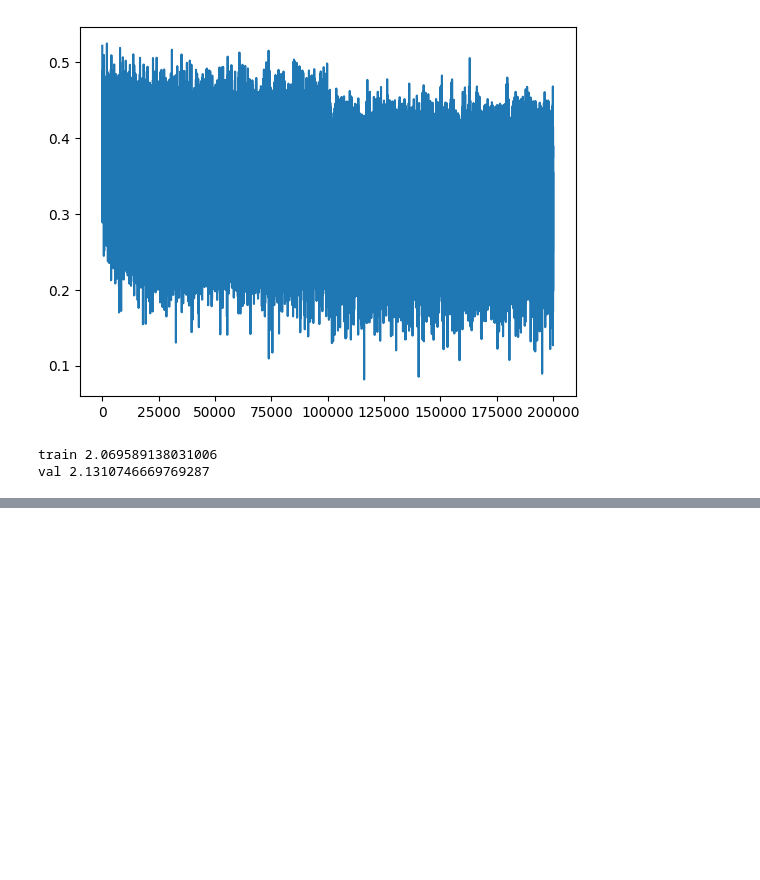
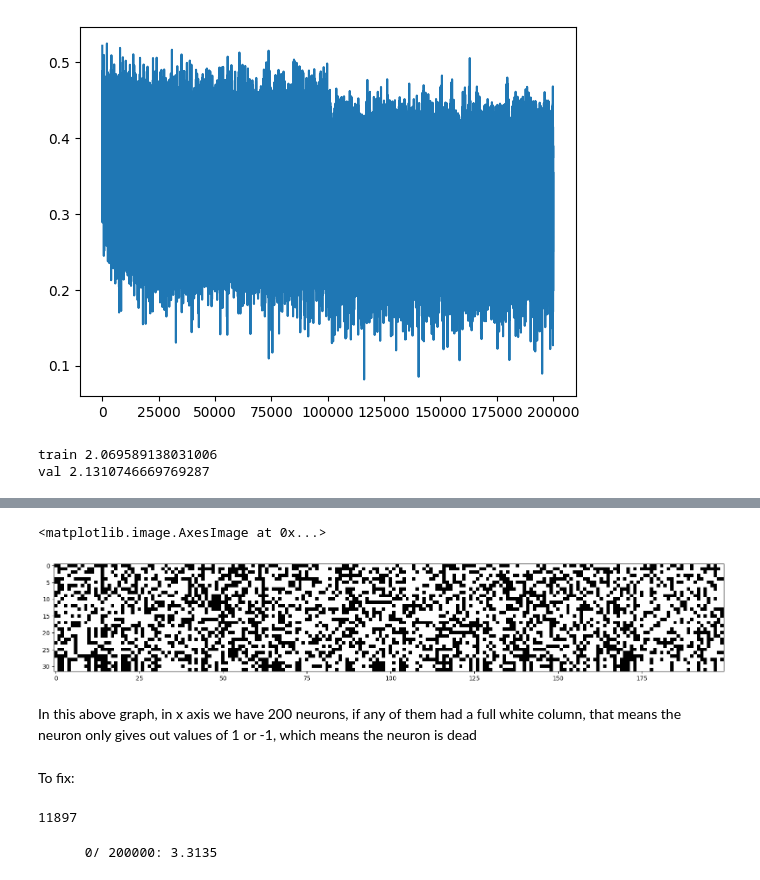
Before and after one commit to saketrama-v/MakeMore_III, a Jupyter notebook: MakeMore_III.ipynb, the cells around one changed output, grey strips where cells are left out. Drawn from its saved outputs; the diff is of its cells as text; code cells hidden in the pictures; blank space fills up the shorter version.

```diff
--- a/MakeMore_III.ipynb
+++ b/MakeMore_III.ipynb
@@ -320,0 +377,56 @@ val 2.1310746669769287
+# %%
+plt.figure(figsize=(20,10))
+plt.imshow(h.abs() > 0.99, cmap='gray',interpolation='nearest')
+# %% [output]
+<matplotlib.image.AxesImage at 0x...>
+[figure, added]
+# %% [markdown]
+In this above graph, in x axis we have 200 neurons, if any of them had a full white column, that means the neuron only gives out values of 1 or -1, which means the neuron is dead
+# %% [markdown]
+To fix:
+# %%
+n_embd = 10
+n_hidden = 200
+g = torch.Generator().manual_seed(2147483647)
+C = torch.randn((vocab_size, n_embd), generator=g)
+W1 = torch.randn((n_embd * block_size, n_hidden), generator=g) * 0.2
+b1 = torch.randn(n_hidden, generator=g) * 0.01
+W2 = torch.randn((n_hidden, vocab_size), generator=g) * 0.01
+b2 = torch.randn(vocab_size, generator=g) * 0
+
+parameters = [C, W1, b1, W2, b2]
+print(sum(p.nelement() for p in parameters))
+for p in parameters:
+    p.requires_grad = True
+# %% [output]
+11897
+# %%
+max_steps = 200000
+batch_size = 32
+lossi = []
+for i in range(max_steps):
+    ix = torch.randint(0, Xtr.shape[0], (batch_size,), generator=g)
+    Xb, Yb = Xtr[ix], Ytr[ix]
+
+    emb = C[Xb]
+    embcat = emb.view(emb.shape[0], -1)
+    hpreact = embcat @ W1 + b1
+    h = torch.tanh(hpreact)
+    logits = h @ W2 + b2
+    loss = F.cross_entropy(logits, Yb)
+
+    for p in parameters:
+        p.grad = None
+    loss.backward()
+
+    lr = 0.1 if i<100000 else 0.01
+    for p in parameters:
+        p.data += -lr * p.grad
+
+    if i % 10000 == 0:
+        print(f'{i:7d}/{max_steps:7d}: {loss.item():.4f}')
+    lossi.append(loss.log10().item())
+
+    break
+# %% [output]
+      0/ 200000: 3.3135
```
Also changed, not shown: parts of 13 cells of this notebook.
